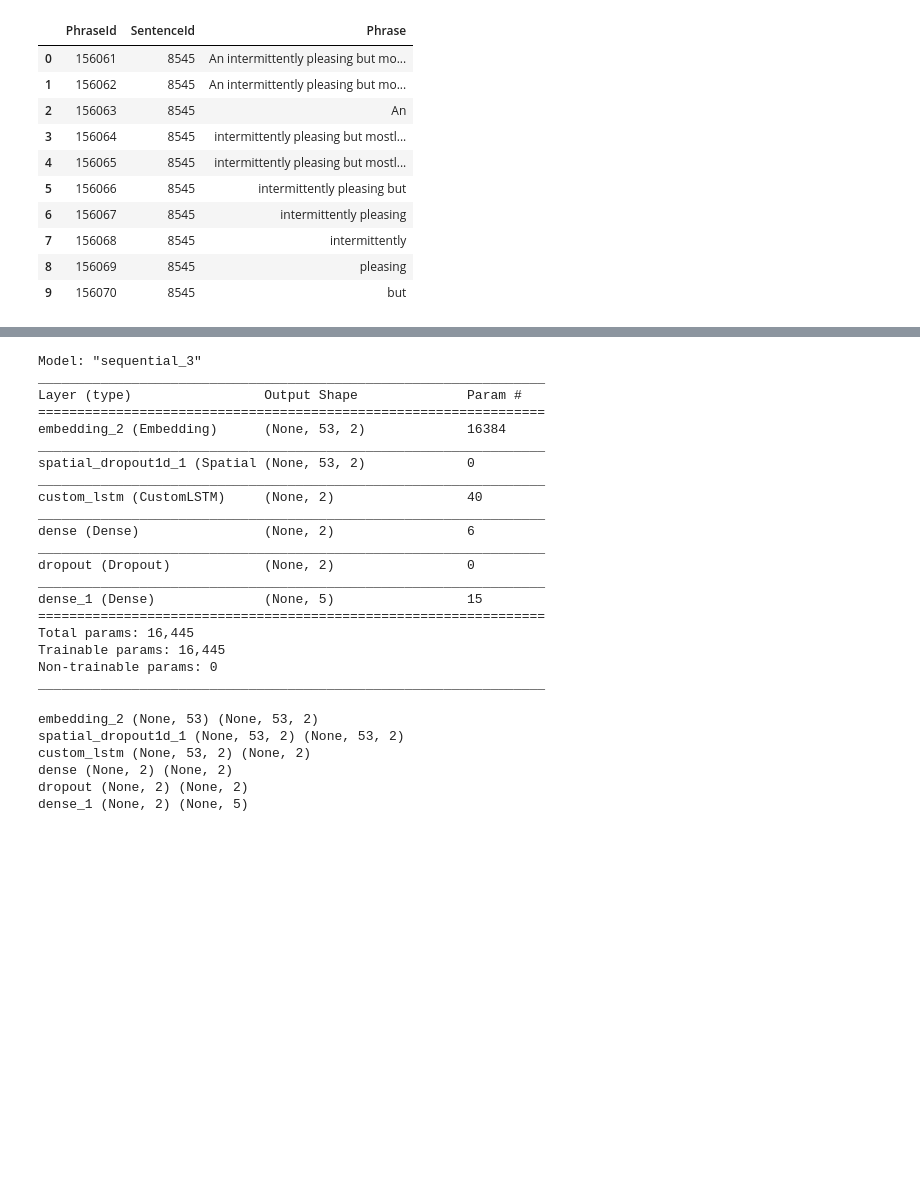
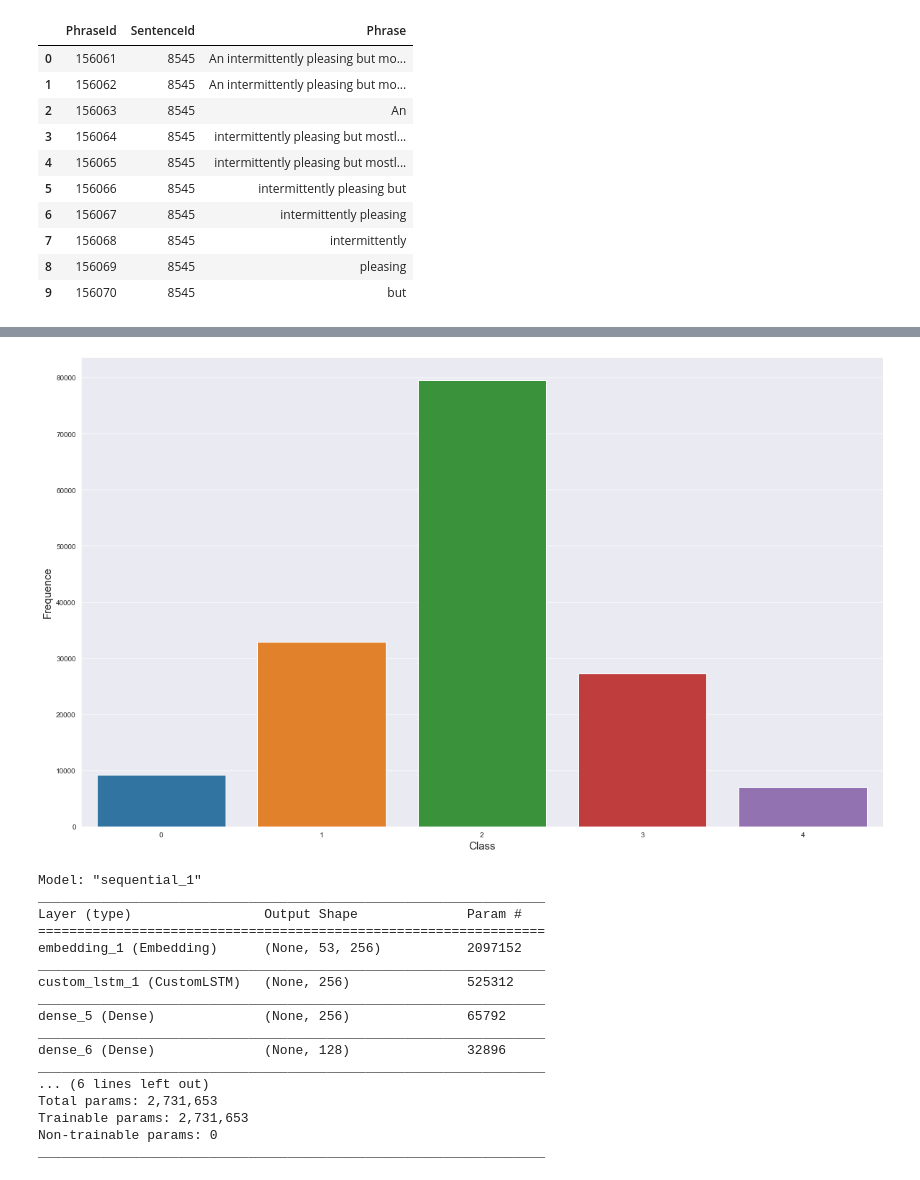
Before and after one commit to luizhemelo/AAP_ProjetoFinal, a Jupyter notebook: LT-LSTM/Prunnable LSTM.ipynb, the cells around one changed output, grey strips where cells are left out. Saved outputs shown, nothing was run; the diff lists cells and outputs as text; code cells hidden in the pictures; blank space fills up the shorter version.

```diff
--- a/LT-LSTM/Prunnable LSTM.ipynb
+++ b/LT-LSTM/Prunnable LSTM.ipynb
@@ -100,11 +82,8 @@ max phrase len: 53
 y_train = df_train['Sentiment']
 # %%
 max_words = 8192
-tokenizer = Tokenizer(
-    num_words = max_words,
-    filters = '"#$%&()*+-/:;<=>@[\]^_`{|}~'
-)
+tokenizer = preprocessing.text.Tokenizer(num_words=max_words, filters='"#$%&()*+-/:;<=>@[\]^_`{|}~')
 tokenizer.fit_on_texts(X_train)
 X_train = tokenizer.texts_to_sequences(X_train)
-X_train = pad_sequences(X_train, maxlen = max_phrase_len)
-y_train = to_categorical(y_train)
+X_train = preprocessing.sequence.pad_sequences(X_train, maxlen=max_phrase_len)
+y_train = utils.to_categorical(y_train)
@@ -115,0 +90,10 @@ lstm = CustomLSTM(2, dropout = 0.3, recurrent_dropout = 0.3)
+# %%
+u = numpy.unique(y_train, return_counts=True, axis=0)
+# %%
+_, axis = pyplot.subplots(figsize=(20, 12))
+seaborn.barplot(x=[i for i in range(u[0].shape[0])], y=u[1])
+axis.set_ylabel("Frequence", fontsize=15)
+axis.set_xlabel("Class", fontsize=15)
+pyplot.show()
+# %% [output]
+[figure, added]
@@ -116,47 +109,30 @@ lstm = CustomLSTM(2, dropout = 0.3, recurrent_dropout = 0.3)
 # %%
-model_lstm = tf.keras.Sequential()
-model_lstm.add(layers.Embedding(input_dim = max_words, output_dim = 2, input_length = max_phrase_len))
-model_lstm.add(layers.SpatialDropout1D(0.3))
-model_lstm.add(lstm)
-model_lstm.add(layers.Dense(2, activation = 'relu'))
-model_lstm.add(layers.Dropout(0.3))
-model_lstm.add(layers.Dense(5, activation = 'softmax'))
-
-model_lstm.compile(
-    loss='categorical_crossentropy',
-    optimizer='Adam',
-    metrics=['accuracy']
-)
-
+metrics_list = [metrics.CategoricalAccuracy(), metrics.Precision(), metrics.Recall(), metrics.AUC()]
+model_lstm = models.Sequential()
+model_lstm.add(layers.Embedding(input_dim=max_words, output_dim=256, input_length=max_phrase_len))
+model_lstm.add(CustomLSTM(256, dropout=0.1, recurrent_dropout=0.1))
+model_lstm.add(layers.Dense(256, activation=activations.relu))
+model_lstm.add(layers.Dense(128, activation=activations.relu))
+model_lstm.add(layers.Dense(64, activation=activations.relu))
+model_lstm.add(layers.Dense(32, activation=activations.relu))
+model_lstm.add(layers.Dense(5, activation=activations.softmax))
+model_lstm.compile(loss=losses.CategoricalCrossentropy(), optimizer=optimizers.Adam(learning_rate=0.001), metrics=metrics_list)
 model_lstm.summary()
 # %% [output]
-Model: "sequential_3"
+Model: "sequential_1"
 _________________________________________________________________
 Layer (type)                 Output Shape              Param #
 =================================================================
-embedding_2 (Embedding)      (None, 53, 2)             16384
+embedding_1 (Embedding)      (None, 53, 256)           2097152
 _________________________________________________________________
-spatial_dropout1d_1 (Spatial (None, 53, 2)             0
+custom_lstm_1 (CustomLSTM)   (None, 256)               525312
 _________________________________________________________________
-custom_lstm (CustomLSTM)     (None, 2)                 40
+dense_5 (Dense)              (None, 256)               65792
 _________________________________________________________________
-dense (Dense)                (None, 2)                 6
+dense_6 (Dense)              (None, 128)               32896
 _________________________________________________________________
-dropout (Dropout)            (None, 2)                 0
-_________________________________________________________________
-dense_1 (Dense)              (None, 5)                 15
-=================================================================
-Total params: 16,445
-Trainable params: 16,445
+... (6 lines left out)
+Total params: 2,731,653
+Trainable params: 2,731,653
 Non-trainable params: 0
 _________________________________________________________________
-# %%
-for l in model_lstm.layers:
-    print (l.name ,l.input_shape,l.output_shape)
-# %% [output]
-embedding_2 (None, 53) (None, 53, 2)
-spatial_dropout1d_1 (None, 53, 2) (None, 53, 2)
-custom_lstm (None, 53, 2) (None, 2)
-dense (None, 2) (None, 2)
-dropout (None, 2) (None, 2)
-dense_1 (None, 2) (None, 5)
```
Also changed, not shown: parts of 21 cells of this notebook.
